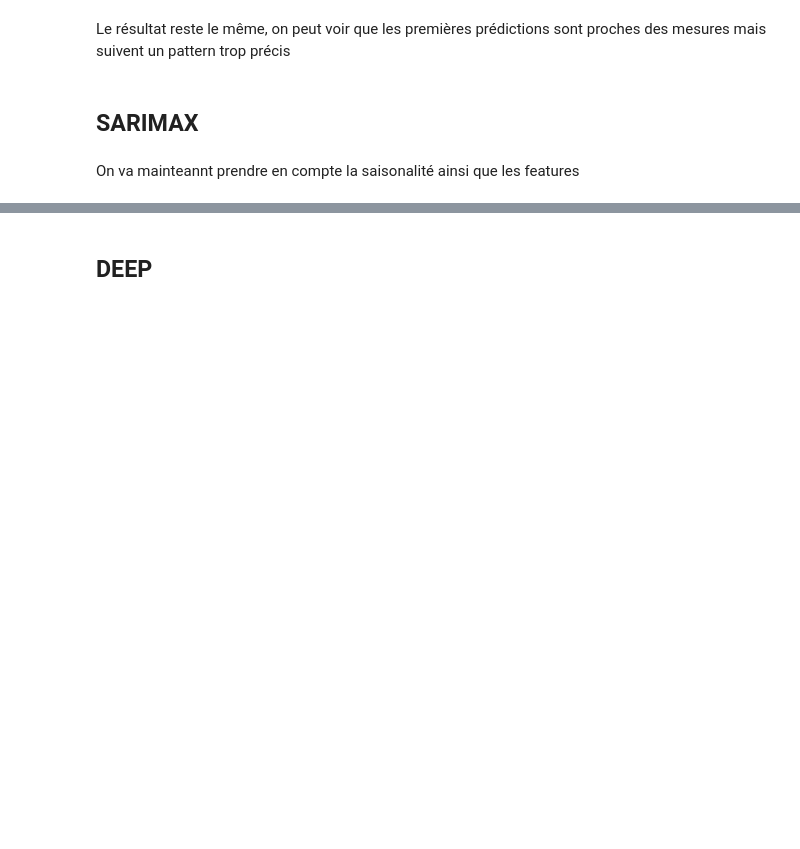
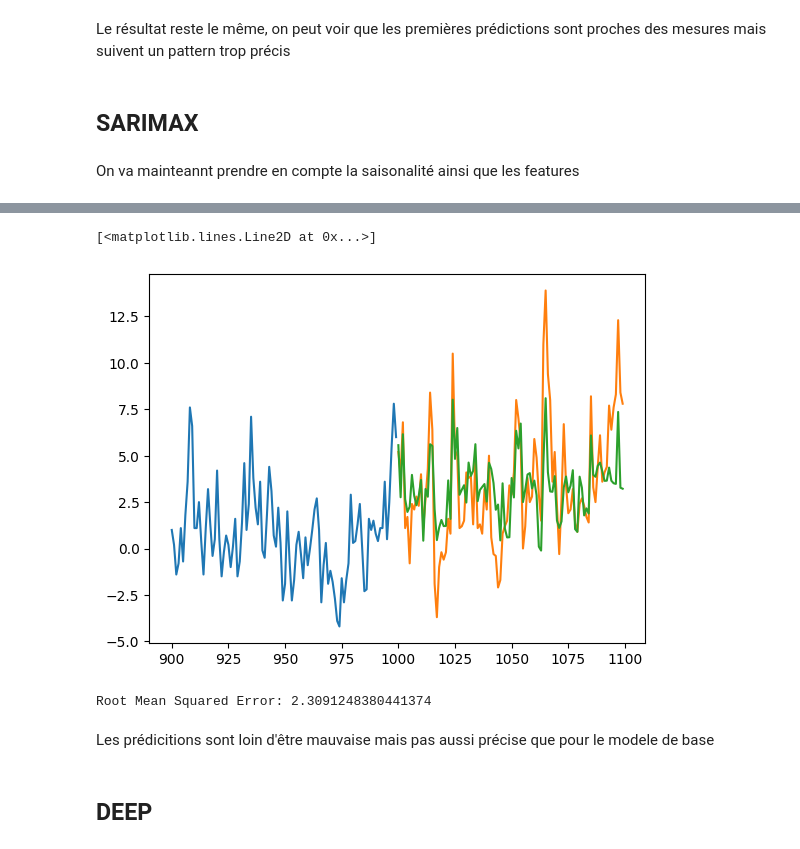
Before and after one commit to JAndretti/Projet-Time-Series-E5, a Jupyter notebook: main.ipynb, the cells around one changed output, grey strips where cells are left out. Saved outputs shown, nothing was run; the diff lists cells and outputs as text; code cells hidden in the pictures; blank space fills up the shorter version.

```diff
--- a/main.ipynb
+++ b/main.ipynb
@@ -462,0 +599,15 @@ x_test = test[col]
+# %%
+col = ['Pression au niveau mer','Vitesse du vent moyen 10 mn','Humidité','Pression station','Rafales sur une période','Précipitations dans les 3 dernières heures']
+
+y = Terresaustralesetantarctiquesfrançaises['Température (°C)']
+x = Terresaustralesetantarctiquesfrançaises[col]
+
+y_train = y[:1000]
+x_train = x[:1000]
+y_test = y[1000:1100]
+x_test = x[1000:1100]
+# %%
+model=SARIMAX(y_train,x_train,
+            order=pdq,
+            seasonal_order=sais)
+result=model.fit()
@@ -463,2 +647,20 @@ x_test = test[col]
+# %%
+predict=result.predict(start=len(y_train),
+                    end=(len(y_train)+len(y_test)-1),
+                    exog=x_test)
+# %%
+plt.plot(y_train[-100:])
+plt.plot(y_test)
+plt.plot(predict)
+# %% [output]
+[<matplotlib.lines.Line2D at 0x...>]
+[figure, added]
+# %%
+residuals = y_test - predict
+print('Root Mean Squared Error:', np.sqrt(np.mean(residuals**2)))
+# %% [output]
+Root Mean Squared Error: 2.3091248380441374
+# %% [markdown]
+Les prédicitions sont loin d'être mauvaise mais pas aussi précise que pour le modele de base
 # %% [markdown]
 ## DEEP
```
Also changed, not shown: parts of 28 cells of this notebook.
